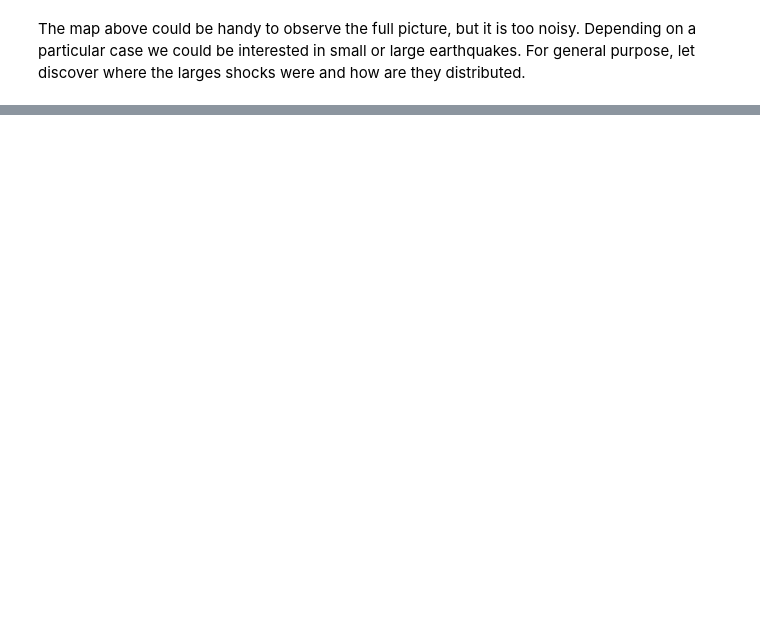
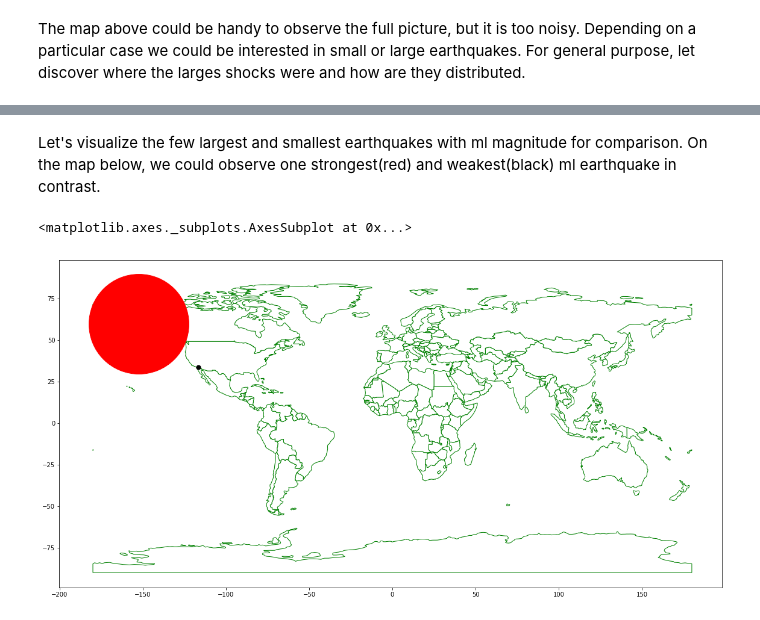
Before and after one commit to andrew-from-lviv/earthquakes-visualization, a Jupyter notebook: plt.ipynb, the cells around one changed output, grey strips where cells are left out. Drawn from its saved outputs; the diff is of its cells as text; code cells hidden in the pictures; blank space fills up the shorter version.

```diff
--- a/plt.ipynb
+++ b/plt.ipynb
@@ -229,0 +148,3 @@ df.boxplot(column='consumption', by = 'season')
+# %%
+qgdf['magType'] = qgdf['magType'].apply(lambda x: str(x).lower())
+qgdf.groupby(qgdf["magType"]).count()['mag']
@@ -229,0 +168,5 @@ df.boxplot(column='consumption', by = 'season')
+# %%
+ml_mag_df = qgdf.loc[qgdf['magType'] == 'ml']
+ml_mag_df = ml_mag_df.loc[ml_mag_df['mag'] > 0]
+ml_mag_df['mag'].describe()
+ml_mag_df_copy = ml_mag_df.loc[qgdf['magType'] == 'ml']
@@ -229,0 +188,15 @@ df.boxplot(column='consumption', by = 'season')
+# %% [markdown]
+Let's visualize the few largest and smallest earthquakes with ml magnitude for comparison.
+On the map below, we could observe one strongest(red) and weakest(black) ml earthquake in contrast.
+# %%
+sorted_ml_df = ml_mag_df_copy.sort_values(by=['mag'], ascending=False)
+
+fig, ax = plt.subplots(figsize=(20, 10))
+ax.set_aspect('equal')
+world.plot(ax=ax, color='white', edgecolor='green')
+
+sorted_ml_df.geometry.iloc[0:1].plot(ax = ax, markersize = sorted_ml_df['mag'].iloc[0] * 5000, color='red', marker='o')
+sorted_ml_df.geometry.iloc[-2:-1].plot(ax = ax, markersize = sorted_ml_df['mag'].iloc[-1] * 5000, color='black', marker='o')
+# %% [output]
+<matplotlib.axes._subplots.AxesSubplot at 0x...>
+[figure, added]
```
Also changed, not shown: parts of 36 cells of this notebook.
